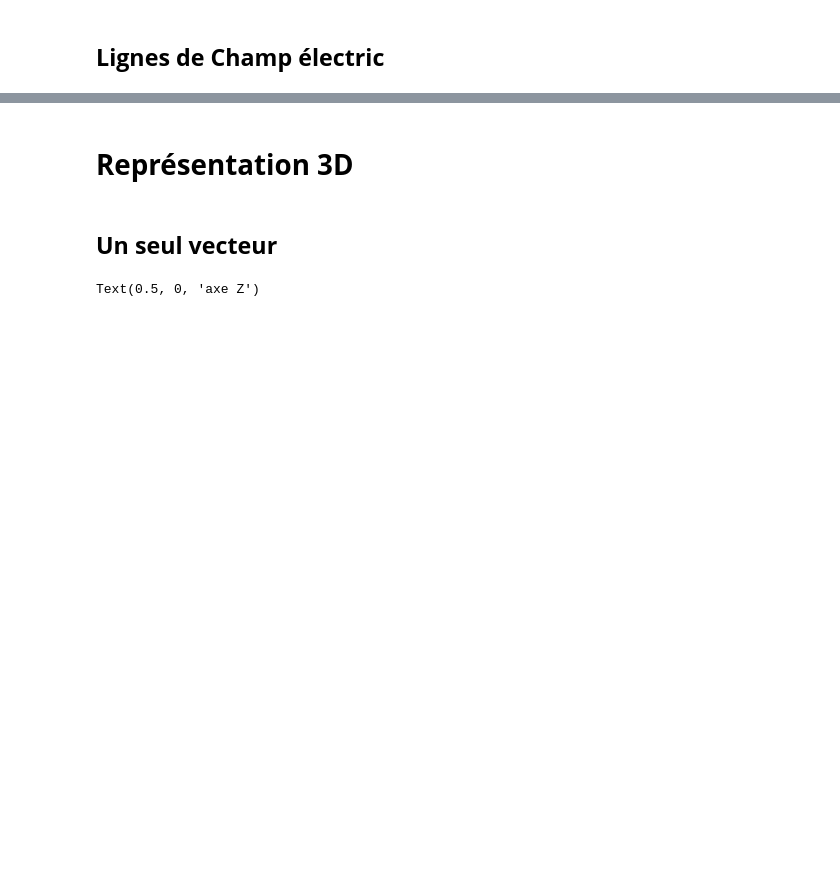
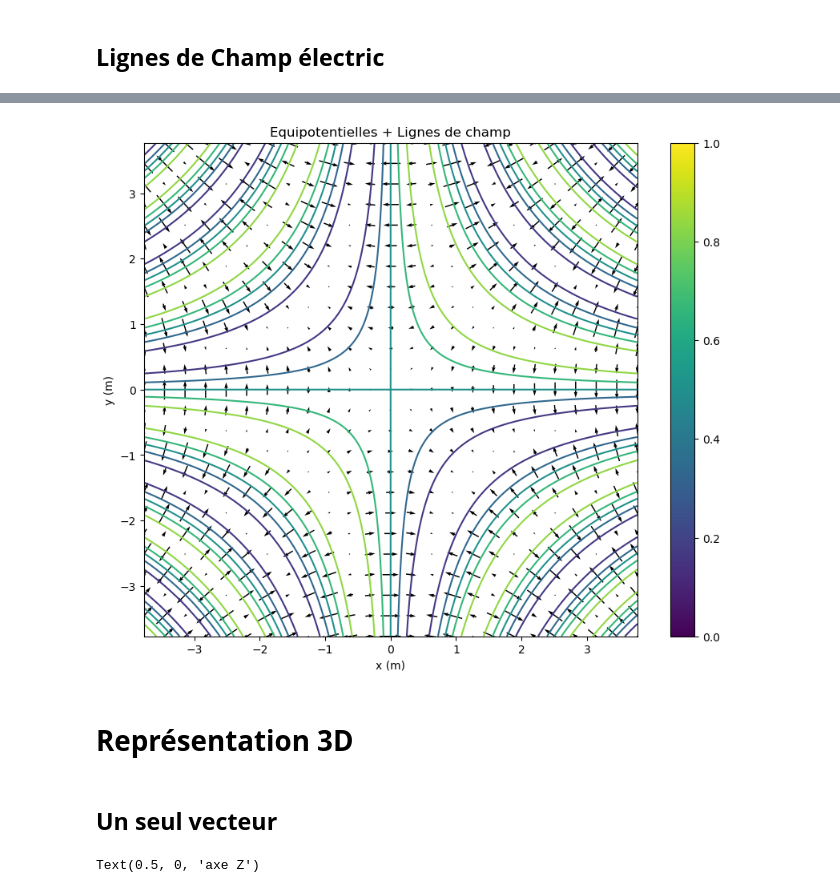
Before and after one commit to Brice-KENGNI-ZANGUIM/Python-pour-les-Mathematiques, a Jupyter notebook: Visualiser un champ de vecteurs.ipynb, the cells around one changed output, grey strips where cells are left out. Cells and saved outputs as stored; diff of their text form; code cells hidden in the pictures; blank space fills up the shorter version.

Commit message:
Champ de vecteurs

```diff
--- a/Visualiser un champ de vecteurs.ipynb
+++ b/Visualiser un champ de vecteurs.ipynb
@@ -248,3 +248,19 @@ plt.show()
+# %%
+plt.figure( figsize = (10,8))
+
+plt.contour(  *V(300) , 4)
+plt.quiver(*E(25), pivot = "middle")
+
+plt.colorbar()
+plt.axis("scaled")
+plt.xlabel("x (m)")
+plt.ylabel("y (m)")
+
+plt.title("Equipotentielles + Lignes de champ")
+
+plt.show()
+# %% [output]
+[figure, added]
 # %% [markdown]
 <h1> <strong> Représentation 3D
 # %% [markdown]
```
Also changed, not shown: parts of 6 cells of this notebook.
